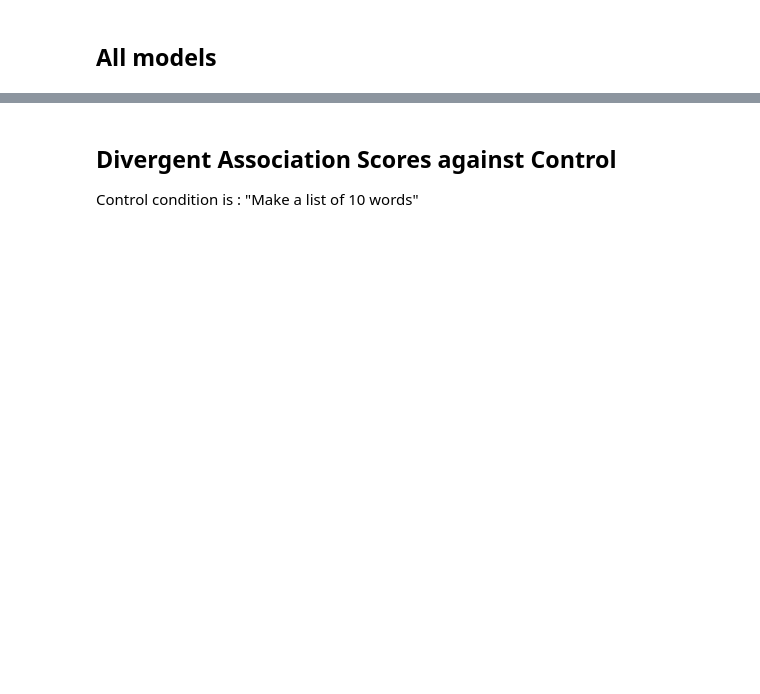
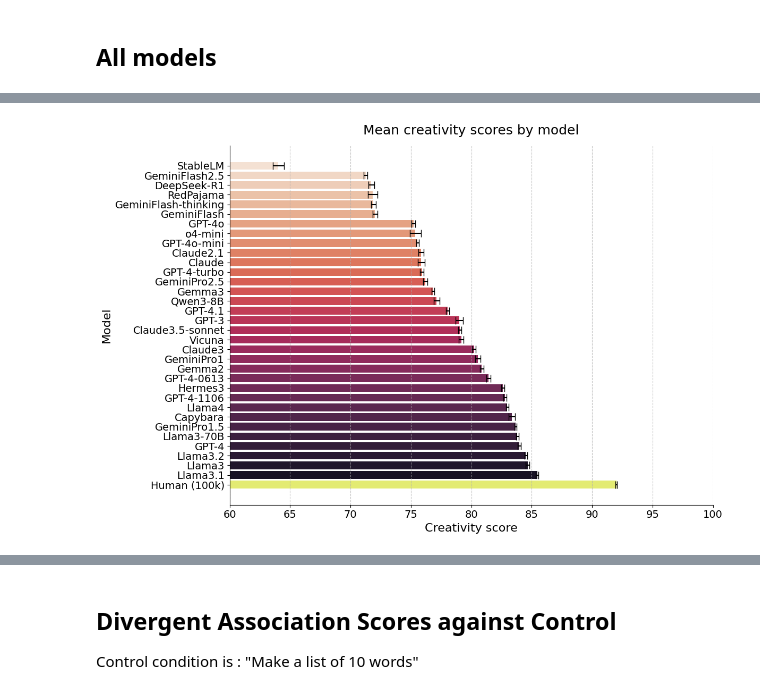
Before and after one commit to AntoineBellemare/DAT_GPT, a Jupyter notebook: notebook/dat_visualization.ipynb, the cells around one changed output, grey strips where cells are left out. Cells and saved outputs as stored; diff of their text form; code cells hidden in the pictures; blank space fills up the shorter version.

```diff
--- a/notebook/dat_visualization.ipynb
+++ b/notebook/dat_visualization.ipynb
@@ -339,0 +449,52 @@ create_heatmap(mean_conf, 'Model', tvals_table=tvals, pvals_table=pvals,
+# %%
+# Create figure
+plt.figure(figsize=(12, 8))
+
+# Create a palette for the plot
+pal = sns.color_palette('rocket_r', n_colors=len(order))
+for i, model in enumerate(order):
+    if model == 'Human (100k)':
+        pal[i] = "#F4FF5E"  # Distinctive gray color for humans  # Use model-specific color from colors dict
+
+# Create bar plot
+g = sns.barplot(data=mean_conf, x='mean', y='Model',
+                palette=pal, order=order, orient='h',
+                errorbar='se',  # Show standard error
+                capsize=5)  # Add caps to error bars
+
+# Add error bars manually to show standard error
+for i, model in enumerate(order):
+    model_data = mean_conf[mean_conf['Model'] == model]
+    error = model_data['sem'].values[0]
+    plt.errorbar(
+        x=model_data['mean'].values[0],
+        y=i,  # Because the plot is horizontal
+        xerr=error,
+        fmt='none',
+        color='black',
+        capsize=5
+    )
+
+# Customize appearance
+plt.xlim(60, 100)  # Keep the same x-limits as original
+sns.despine()  # Remove top and right spines
+
+# Customize labels and title
+plt.xlabel('Creativity score', fontsize=16)
+plt.ylabel('Model', fontsize=16)
+plt.title('Mean creativity scores by model', fontsize=18, pad=15)
+
+# Customize tick labels
+plt.xticks(fontsize=14)
+plt.yticks(fontsize=14)
+
+# Add grid for better readability
+plt.grid(axis='x', linestyle='--', alpha=0.7)
+
+# Adjust layout
+plt.tight_layout()
+
+# Save the figure
+plt.savefig('figures/mean_creativity_scores.png', dpi=300, bbox_inches='tight')
+# %% [output]
+[figure, added]
```
Also changed, not shown: parts of 24 cells of this notebook, 47 other files.
